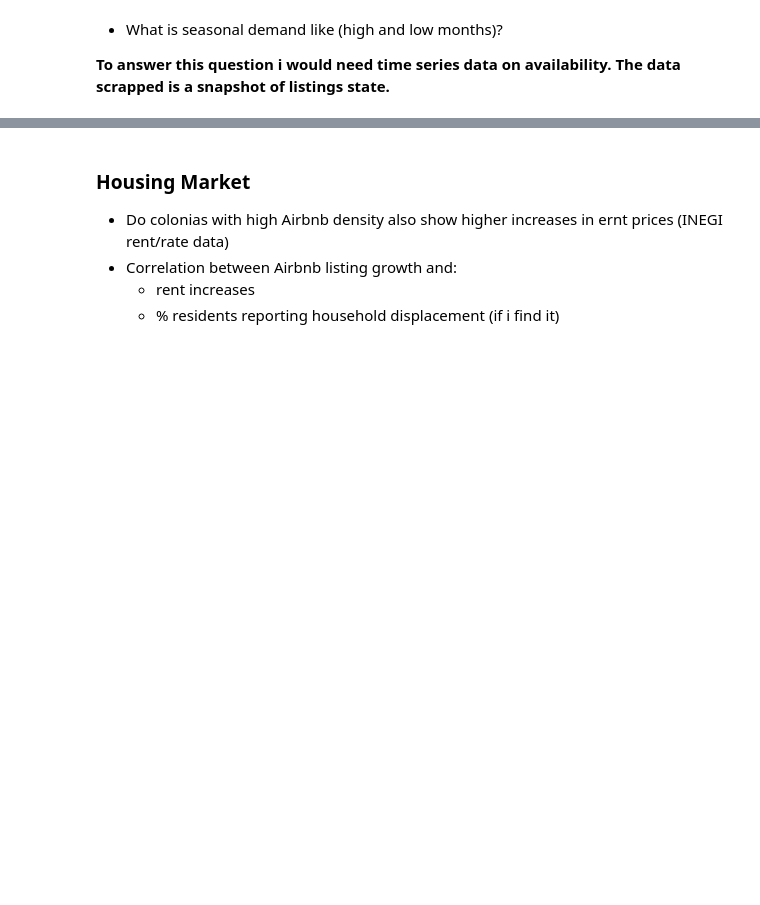
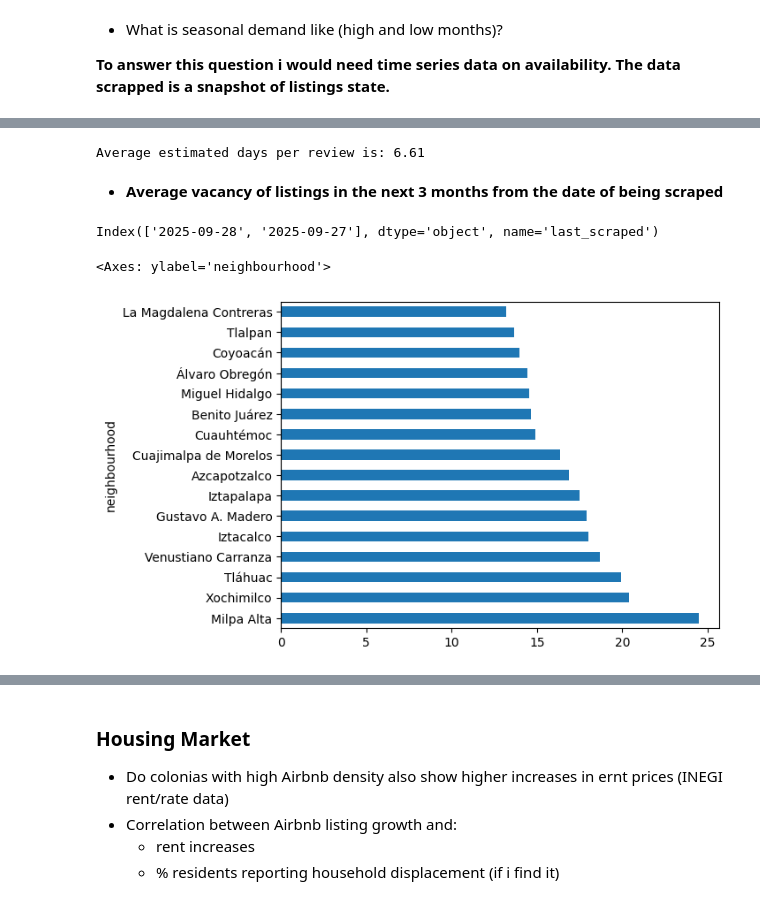
Before and after one commit to EdgarHTT/Airbnb_CDMX_EDA, a Jupyter notebook: Airbnb_CDMX_EDA.ipynb, the cells around one changed output, grey strips where cells are left out. Cells and saved outputs as stored; diff of their text form; code cells hidden in the pictures; blank space fills up the shorter version.

Commit message:
Occupancy and demand analisis completed, price analisis started

```diff
--- a/Airbnb_CDMX_EDA.ipynb
+++ b/Airbnb_CDMX_EDA.ipynb
@@ -210,6 +210,9 @@ memory usage: 6.0+ MB
 # Dropping neighbourhood since cleansed column already exists
 listings.drop("neighbourhood", axis=1, inplace=True)
 listings.rename(columns={"neighbourhood_cleansed":"neighbourhood"}, inplace=True)
+# %%
+# Setting price column to float
+listings["price"] = listings["price"].str.replace(r"[^0-9.]", "", regex=True).astype("float64")
 # %%
 # Setting up folium map
 def fresh_map():
@@ -396,0 +430,17 @@ listings.groupby("neighbourhood").estimated_occupancy_l365d.mean().sort_values()
+# %%
+estimated_days_per_review = listings_occupied_ly.estimated_occupancy_l365d.mean() / listings_occupied_ly.number_of_reviews_ly.mean()
+print(f"Average estimated days per review is: {estimated_days_per_review:.2f}")
+# %% [output]
+Average estimated days per review is: 6.61
+# %% [markdown]
+- **Average vacancy of listings in the next 3 months from the date of being scraped**
+# %%
+# Date of being scraped
+listings_raw.last_scraped.value_counts().index[:]
+# %% [output]
+Index(['2025-09-28', '2025-09-27'], dtype='object', name='last_scraped')
+# %%
+listings.groupby("neighbourhood").availability_30.mean().sort_values(ascending=False).plot.barh()
+# %% [output]
+<Axes: ylabel='neighbourhood'>
+[figure, added]
```
Also changed, not shown: parts of 14 cells of this notebook.
